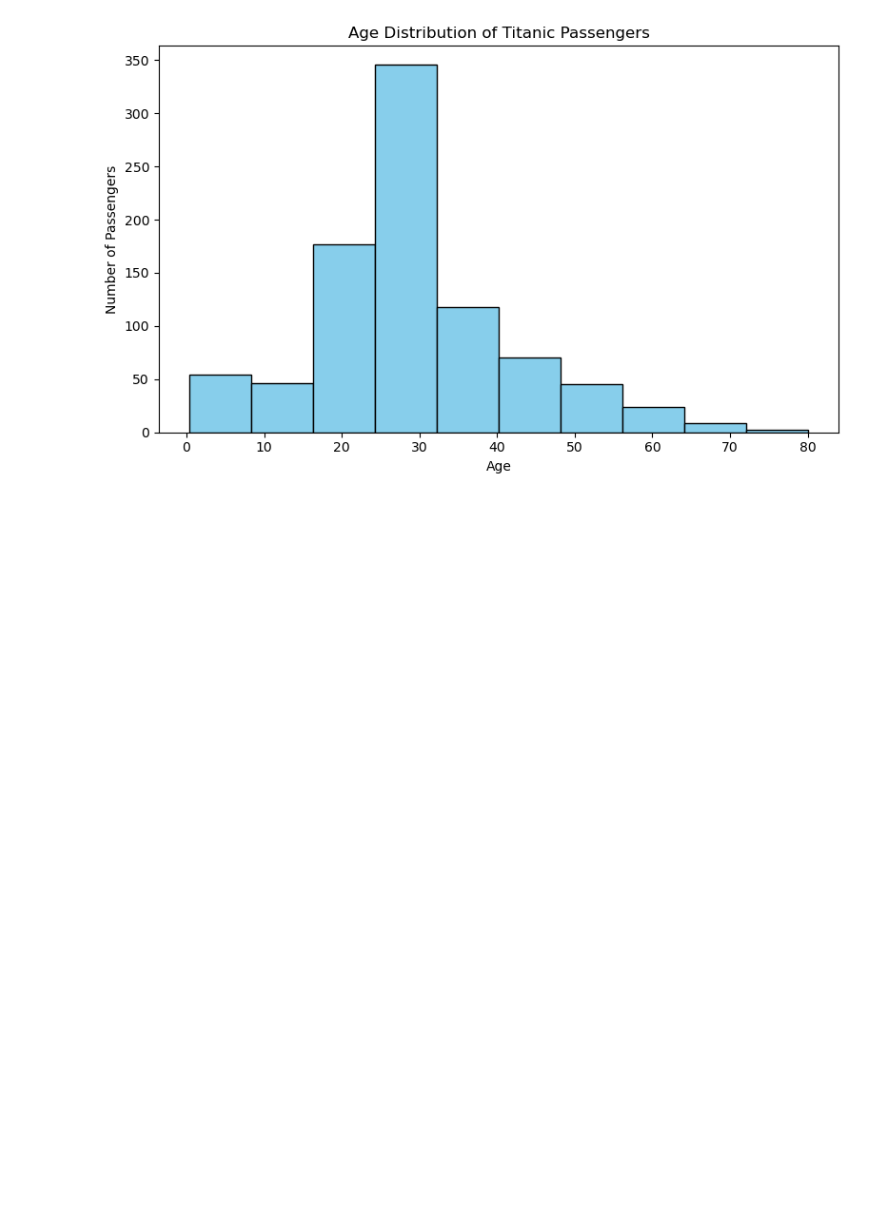
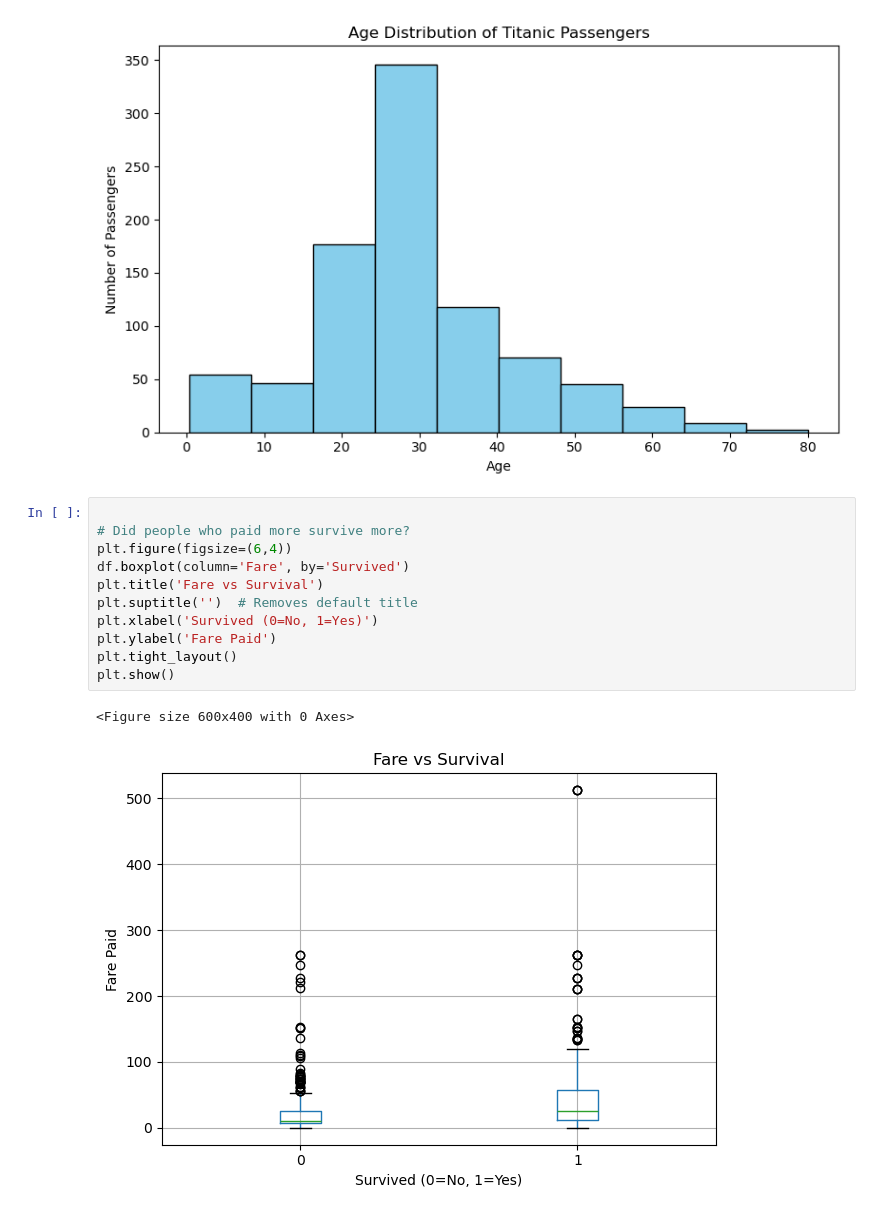
Before and after one commit to Shreshtha-ai/Titanic_SurvivalPrediction, a Jupyter notebook: analysis.ipynb, the cells around one changed output. Saved outputs shown, nothing was run; the diff lists cells and outputs as text; blank space fills up the shorter version.

Commit message:
feat: add survival rate analysis by fare

```diff
--- a/analysis.ipynb
+++ b/analysis.ipynb
@@ -234,3 +242,17 @@ plt.savefig('graph5_age_distribution.png')
 plt.show()
 # %% [output]
 [figure]
+# %%
+
+# Did people who paid more survive more?
+plt.figure(figsize=(6,4))
+df.boxplot(column='Fare', by='Survived')
+plt.title('Fare vs Survival')
+plt.suptitle('')  # Removes default title
+plt.xlabel('Survived (0=No, 1=Yes)')
+plt.ylabel('Fare Paid')
+plt.tight_layout()
+plt.show()
+# %% [output]
+<Figure size 600x400 with 0 Axes>
+[figure, added]
```
Also changed, not shown: parts of 1 cell of this notebook.
